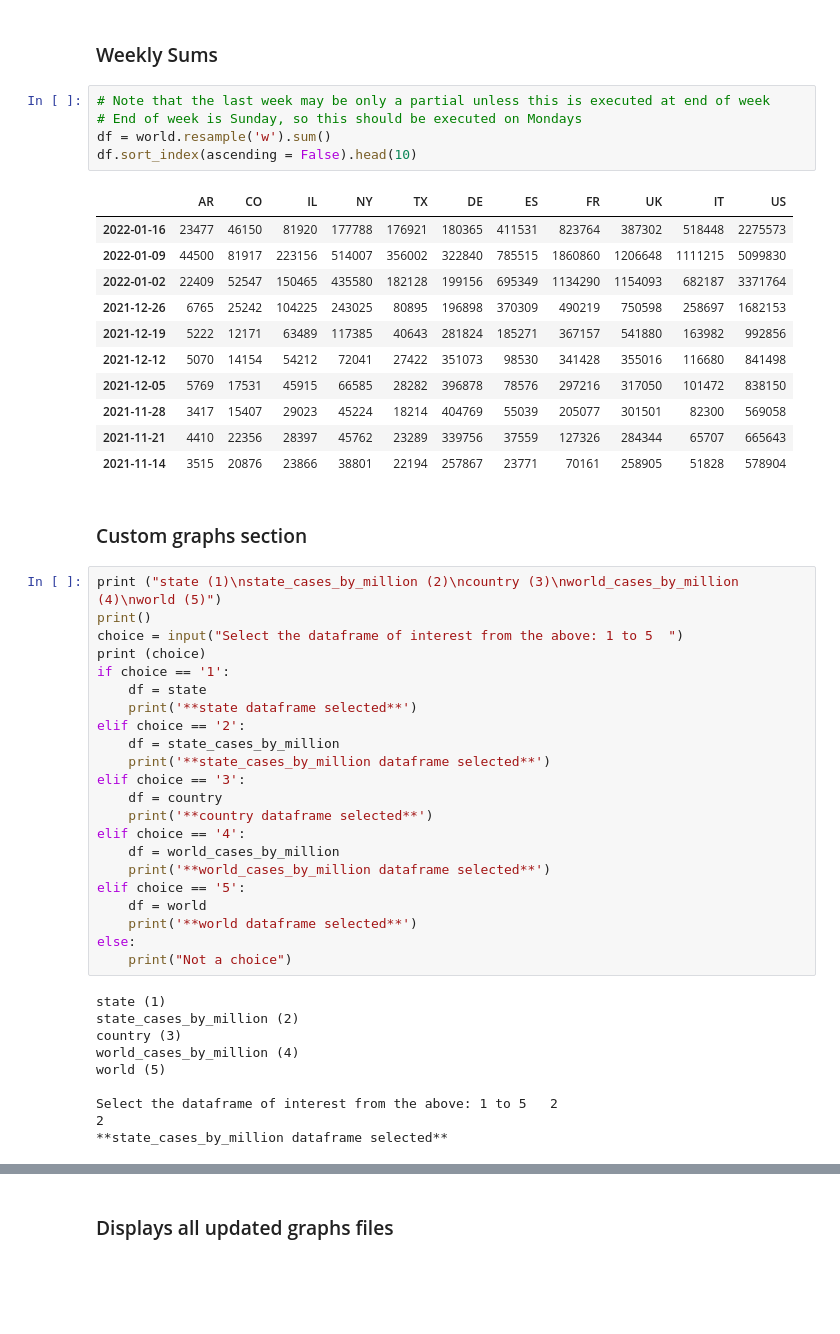
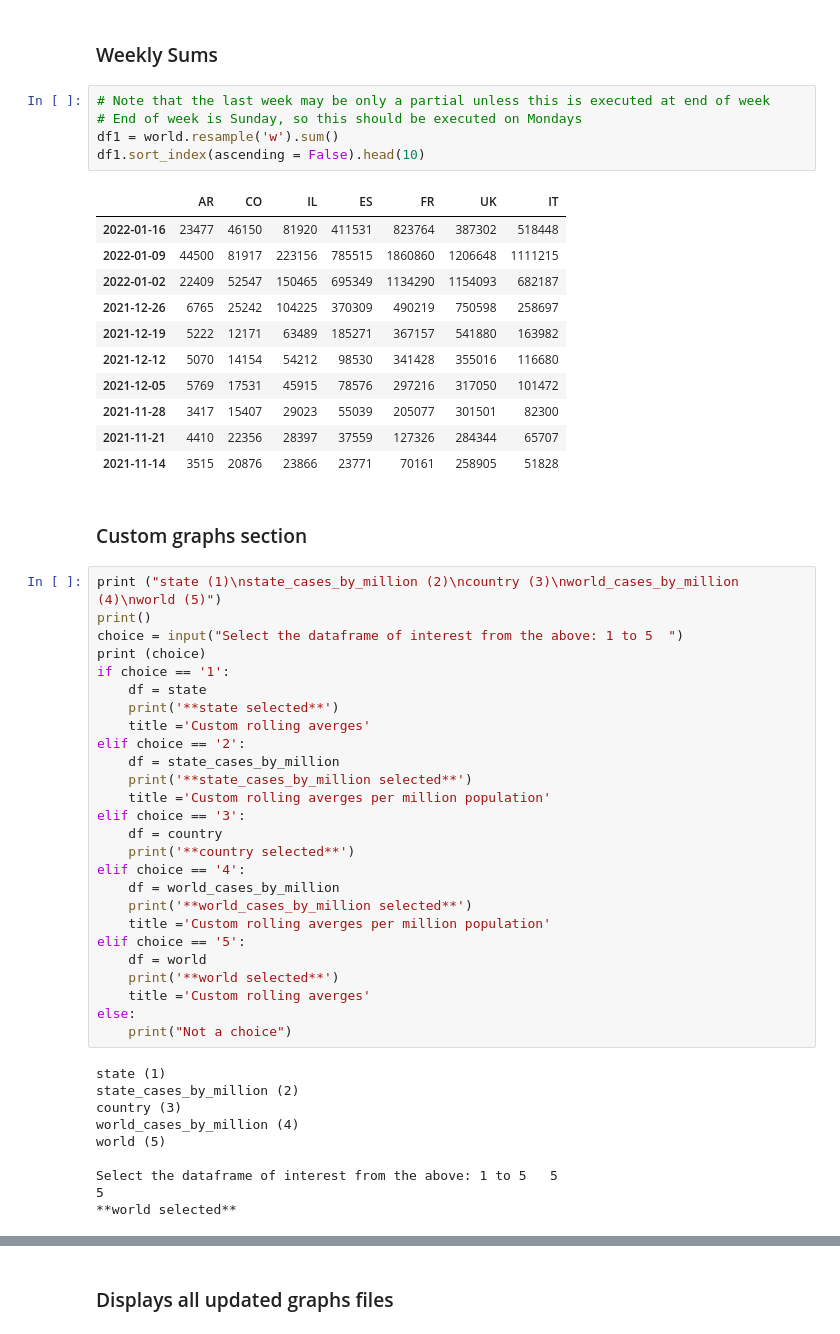
Before and after one commit to edterrell/covid_machinations, a Jupyter notebook: covid19.ipynb, the cells around one changed output, grey strips where cells are left out. Drawn from its saved outputs; the diff is of its cells as text; blank space fills up the shorter version.

```diff
--- a/covid19.ipynb
+++ b/covid19.ipynb
@@ -662,20 +652,20 @@ world_table.head(5)
 # %%
 # Note that the last week may be only a partial unless this is executed at end of week
 # End of week is Sunday, so this should be executed on Mondays
-df = world.resample('w').sum()
-df.sort_index(ascending = False).head(10)
+df1 = world.resample('w').sum()
+df1.sort_index(ascending = False).head(10)
 # %% [output]
-|  | AR | CO | IL | NY | TX | DE | ES | FR | UK | IT | US |
-| 2022-01-16 | 23477 | 46150 | 81920 | 177788 | 176921 | 180365 | 411531 | 823764 | 387302 | 518448 | 2275573 |
-| 2022-01-09 | 44500 | 81917 | 223156 | 514007 | 356002 | 322840 | 785515 | 1860860 | 1206648 | 1111215 | 5099830 |
-| 2022-01-02 | 22409 | 52547 | 150465 | 435580 | 182128 | 199156 | 695349 | 1134290 | 1154093 | 682187 | 3371764 |
-| 2021-12-26 | 6765 | 25242 | 104225 | 243025 | 80895 | 196898 | 370309 | 490219 | 750598 | 258697 | 1682153 |
-| 2021-12-19 | 5222 | 12171 | 63489 | 117385 | 40643 | 281824 | 185271 | 367157 | 541880 | 163982 | 992856 |
-| 2021-12-12 | 5070 | 14154 | 54212 | 72041 | 27422 | 351073 | 98530 | 341428 | 355016 | 116680 | 841498 |
-| 2021-12-05 | 5769 | 17531 | 45915 | 66585 | 28282 | 396878 | 78576 | 297216 | 317050 | 101472 | 838150 |
-| 2021-11-28 | 3417 | 15407 | 29023 | 45224 | 18214 | 404769 | 55039 | 205077 | 301501 | 82300 | 569058 |
-| 2021-11-21 | 4410 | 22356 | 28397 | 45762 | 23289 | 339756 | 37559 | 127326 | 284344 | 65707 | 665643 |
-| 2021-11-14 | 3515 | 20876 | 23866 | 38801 | 22194 | 257867 | 23771 | 70161 | 258905 | 51828 | 578904 |
+|  | AR | CO | IL | ES | FR | UK | IT |
+| 2022-01-16 | 23477 | 46150 | 81920 | 411531 | 823764 | 387302 | 518448 |
+| 2022-01-09 | 44500 | 81917 | 223156 | 785515 | 1860860 | 1206648 | 1111215 |
+| 2022-01-02 | 22409 | 52547 | 150465 | 695349 | 1134290 | 1154093 | 682187 |
+| 2021-12-26 | 6765 | 25242 | 104225 | 370309 | 490219 | 750598 | 258697 |
+| 2021-12-19 | 5222 | 12171 | 63489 | 185271 | 367157 | 541880 | 163982 |
+| 2021-12-12 | 5070 | 14154 | 54212 | 98530 | 341428 | 355016 | 116680 |
+| 2021-12-05 | 5769 | 17531 | 45915 | 78576 | 297216 | 317050 | 101472 |
+| 2021-11-28 | 3417 | 15407 | 29023 | 55039 | 205077 | 301501 | 82300 |
+| 2021-11-21 | 4410 | 22356 | 28397 | 37559 | 127326 | 284344 | 65707 |
+| 2021-11-14 | 3515 | 20876 | 23866 | 23771 | 70161 | 258905 | 51828 |
 # %% [markdown]
 ### Custom graphs section
 # %%
@@ -685,19 +675,23 @@ choice = input("Select the dataframe of interest from the above: 1 to 5  ")
 print (choice)
 if choice == '1':
     df = state
-    print('**state dataframe selected**')
+    print('**state selected**')
+    title ='Custom rolling averges'
 elif choice == '2':
     df = state_cases_by_million
-    print('**state_cases_by_million dataframe selected**')
+    print('**state_cases_by_million selected**')
+    title ='Custom rolling averges per million population'
 elif choice == '3':
     df = country
-    print('**country dataframe selected**')
+    print('**country selected**')
 elif choice == '4':
     df = world_cases_by_million
-    print('**world_cases_by_million dataframe selected**')
+    print('**world_cases_by_million selected**')
+    title ='Custom rolling averges per million population'
 elif choice == '5':
     df = world
-    print('**world dataframe selected**')
+    print('**world selected**')
+    title ='Custom rolling averges'
 else:
     print("Not a choice")
 # %% [output]
@@ -707,9 +701,9 @@ country (3)
 world_cases_by_million (4)
 world (5)
 
-Select the dataframe of interest from the above: 1 to 5   2
-2
-**state_cases_by_million dataframe selected**
+Select the dataframe of interest from the above: 1 to 5   5
+5
+**world selected**
 # %%
 df.tail()
 # %% [output]
```
Also changed, not shown: parts of 39 cells of this notebook.
